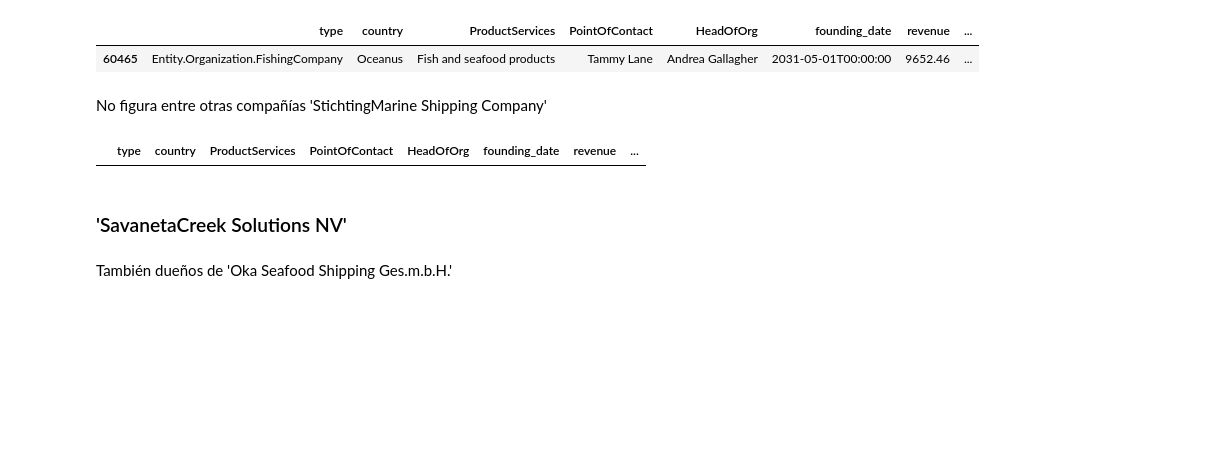
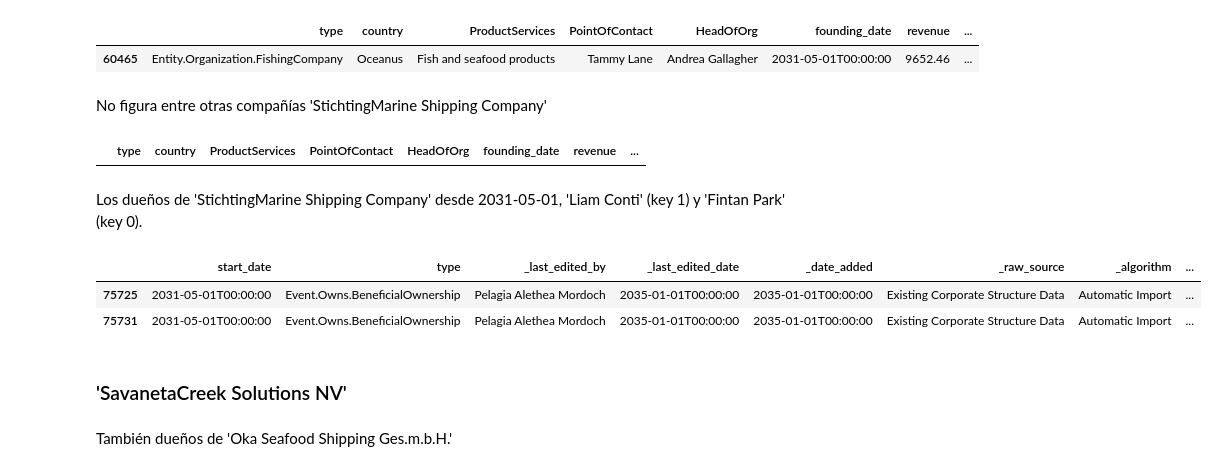
Before and after one commit to bettachini/visualizacion, a Jupyter notebook: vast2024/dernier.ipynb, the cells around one changed output. Saved outputs shown, nothing was run; the diff lists cells and outputs as text; code cells hidden in the pictures; blank space fills up the shorter version.

```diff
--- a/vast2024/dernier.ipynb
+++ b/vast2024/dernier.ipynb
@@ -217,6 +224,14 @@ No figura entre otras compañías 'StichtingMarine Shipping Company'
 Organization_Company[Organization_Company['id'] == 'StichtingMarine Shipping Company']
 # %% [output]
 |  | type | country | ProductServices | PointOfContact | HeadOfOrg | founding_date | revenue | ... |
+# %% [markdown]
+Los dueños de 'StichtingMarine Shipping Company' desde 2031-05-01, 'Liam Conti' (key 1) y 'Fintan Park' (key 0).
+# %%
+Event_Owns_BeneficialOwnership[Event_Owns_BeneficialOwnership['target']=='StichtingMarine Shipping Company']
+# %% [output]
+|  | start_date | type | _last_edited_by | _last_edited_date | _date_added | _raw_source | _algorithm | ... |
+| 75725 | 2031-05-01T00:00:00 | Event.Owns.BeneficialOwnership | Pelagia Alethea Mordoch | 2035-01-01T00:00:00 | 2035-01-01T00:00:00 | Existing Corporate Structure Data | Automatic Import | ... |
+| 75731 | 2031-05-01T00:00:00 | Event.Owns.BeneficialOwnership | Pelagia Alethea Mordoch | 2035-01-01T00:00:00 | 2035-01-01T00:00:00 | Existing Corporate Structure Data | Automatic Import | ... |
 # %% [markdown]
 ### 'SavanetaCreek Solutions NV'
 # %% [markdown]
```
Also changed, not shown: parts of 14 cells of this notebook, 3 other files.
